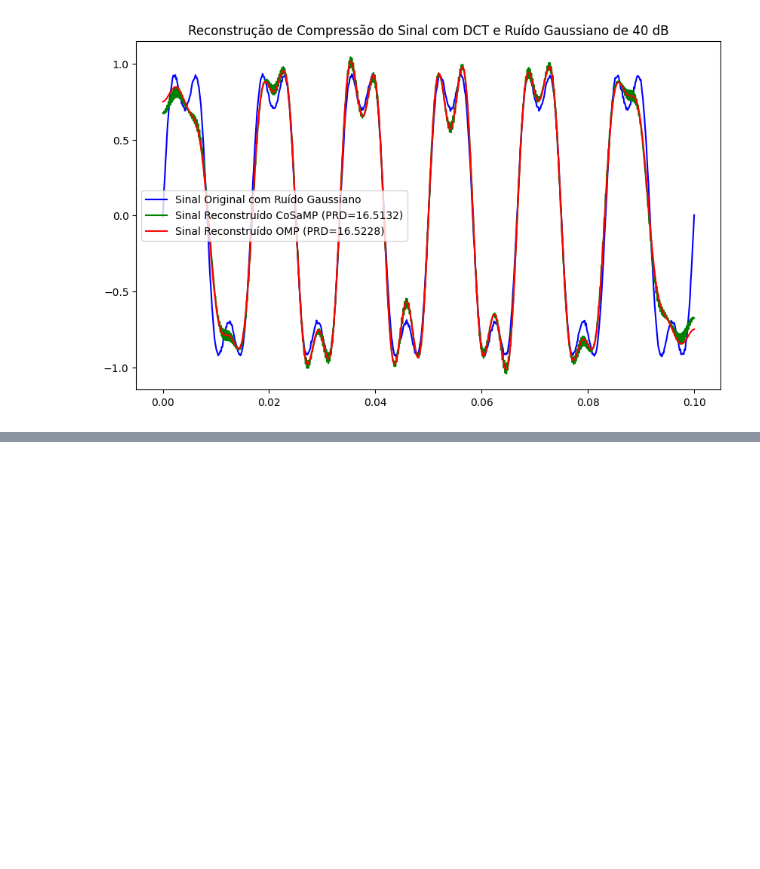
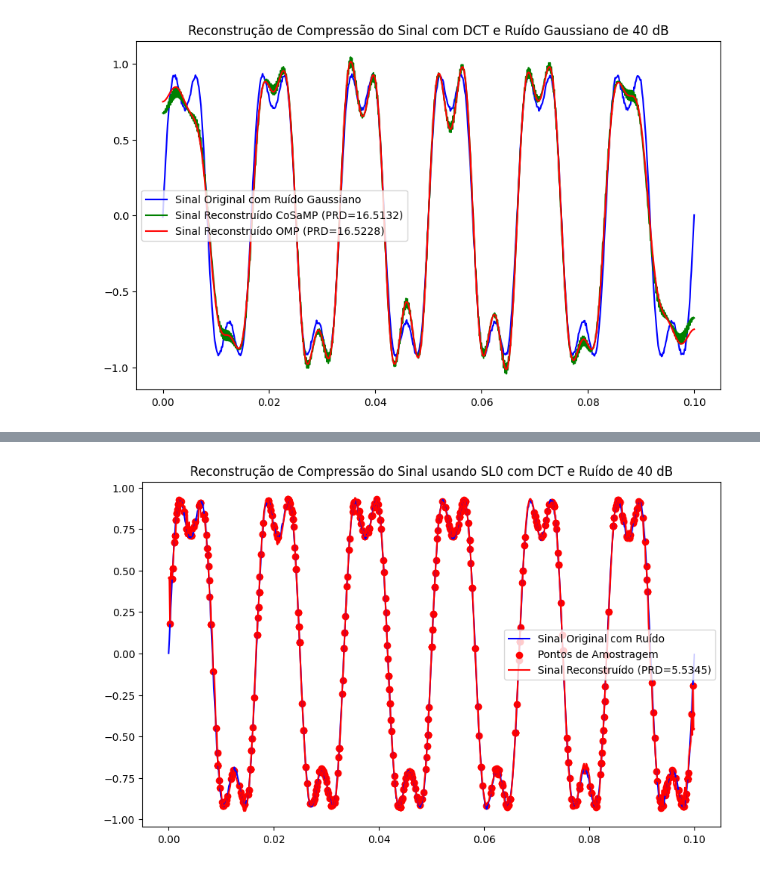
Before and after one commit to AugustoBonifacio001/AugustoBonifacio001, a Jupyter notebook: função_OMP_CoSaMP.ipynb, the cells around one changed output, grey strips where cells are left out. Cells and saved outputs as stored; diff of their text form; code cells hidden in the pictures; blank space fills up the shorter version.

```diff
--- a/função_OMP_CoSaMP.ipynb
+++ b/função_OMP_CoSaMP.ipynb
@@ -544,0 +545,70 @@ plt.show()
+# %%
+import numpy as np
+import matplotlib.pyplot as plt
+from scipy.fftpack import dct
+from sklearn.linear_model import OrthogonalMatchingPursuit
+
+
+def sl0(A, x, sigma_min, sigma_decrease_factor=0.5, mu_0=2, L=3, A_pinv=None):
+    if A_pinv is None:
+        A_pinv = np.linalg.pinv(A)
+
+    s = np.dot(A_pinv, x)
+    sigma = 2.0 * np.abs(s).max()
+
+    while sigma > sigma_min:
+        for i in range(L):
+            delta = delta_fn(s, sigma)
+            s = s - mu_0 * delta
+            s = s - np.dot(A_pinv, (np.dot(A, s) - x))
+
+        sigma *= sigma_decrease_factor
+
+    return s
+
+def delta_fn(s, sigma):
+    return s * np.exp(-np.abs(s)**2 / sigma**2)
+
+def calculate_mse(original, reconstructed):
+    return 100 * np.sqrt(np.sum((original - reconstructed) ** 2) / np.sum((original) ** 2))
+
+
+n = 6 * 128
+t = np.linspace(0.0, 0.1, num=n)
+f1 = 60
+f2 = 180
+
+x = np.sin(2 * np.pi * f1 * t) + 0.3 * np.sin(2 * np.pi * f2 * t)
+
+# Adicionar ruído gaussiano ao sinal original
+media_ruido = 0
+desvio_padrao_ruido = np.sqrt(np.var(x) / (10 ** (40 / 10)))  # Conversão de dB para magnitude do ruído
+ruido_gaussiano = np.random.normal(media_ruido, desvio_padrao_ruido, len(x))
+x_com_ruido = x + ruido_gaussiano
+
+CR = 70
+p = np.abs(np.round((n - n * CR) / 100).astype(int))
+amostras_aleatorias = np.round((n - 1) * np.random.rand(p)).astype(int)
+y = x_com_ruido[amostras_aleatorias]
+
+# Transformada discreta de cosseno
+Phi = dct(np.eye(n, n))
+CPhi = Phi[amostras_aleatorias, :]
+
+# Executar o algoritmo SL0
+s_reconstruido_sl0 = sl0(CPhi, y, sigma_min=1e-2)
+x_rec_sl0 = np.dot(Phi, s_reconstruido_sl0)
+
+# Calcular erro de reconstrução
+mse_sl0 = calculate_mse(x_com_ruido, x_rec_sl0)
+
+# Plotar resultado do SL0
+plt.figure(figsize=(10, 6))
+plt.plot(t, x_com_ruido, 'b', label='Sinal Original com Ruído')
+plt.scatter(t[amostras_aleatorias], x_com_ruido[amostras_aleatorias], color='red', label='Pontos de Amostragem')
+plt.plot(t, x_rec_sl0, 'r', label=f'Sinal Reconstruído (PRD={mse_sl0:.4f})')
+plt.title('Reconstrução de Compressão do Sinal usando SL0 com DCT e Ruído de 40 dB')
+plt.legend()
+plt.show()
+# %% [output]
+[figure, added]
```
Also changed, not shown: parts of 1 cell of this notebook.
